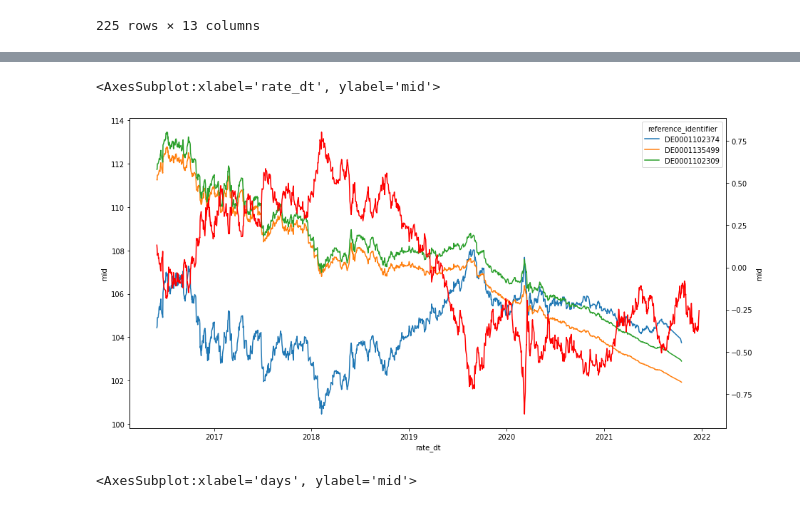
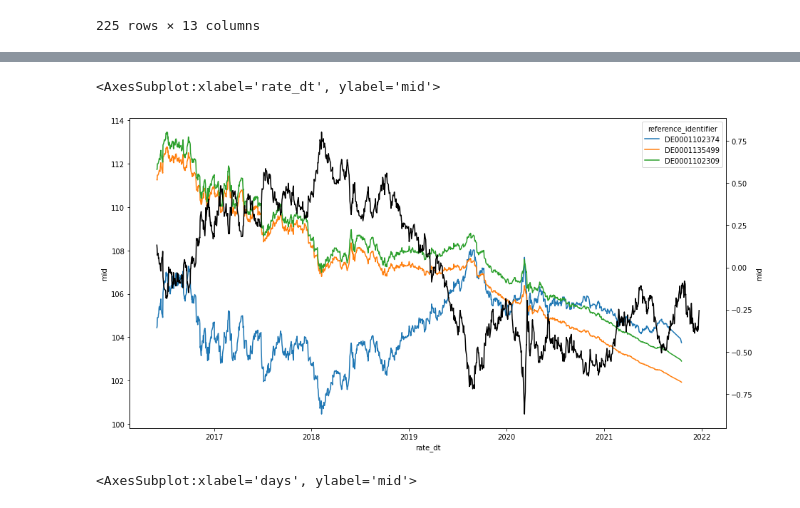
Before and after one commit to Merijn68/BondTrading, a Jupyter notebook: notebooks/03_data_exploratie.ipynb, the cells around one changed output, grey strips where cells are left out. Drawn from its saved outputs; the diff is of its cells as text; code cells hidden in the pictures.

```diff
--- a/notebooks/03_data_exploratie.ipynb
+++ b/notebooks/03_data_exploratie.ipynb
@@ -84,5 +97,5 @@ df_y['mid'] = (df_y['bid'] + df_y['offer'] ) / 2
 df_y = df_y[df_y['rate_dt'] >= df['rate_dt'].min()]
 
 ax2 = plt.twinx()
-sns.lineplot(data = df_y, x = 'rate_dt', y = 'mid', color = 'red', ax=ax2)
+sns.lineplot(data = df_y, x = 'rate_dt', y = 'mid', color = 'black', ax=ax2)
 # %% [output]
@@ -91,5 +104,5 @@ sns.lineplot(data = df_y, x = 'rate_dt', y = 'mid', color = 'red', ax=ax2)
 <AxesSubplot:xlabel='rate_dt', ylabel='mid'>
-[figure, old version]
+[figure, new version]
 # %%
 df_yield['mid'] = (df_yield['bid'] + df_yield['offer'] ) /2
 # %%
```
Also changed, not shown: parts of 9 cells of this notebook, 5 other files.
